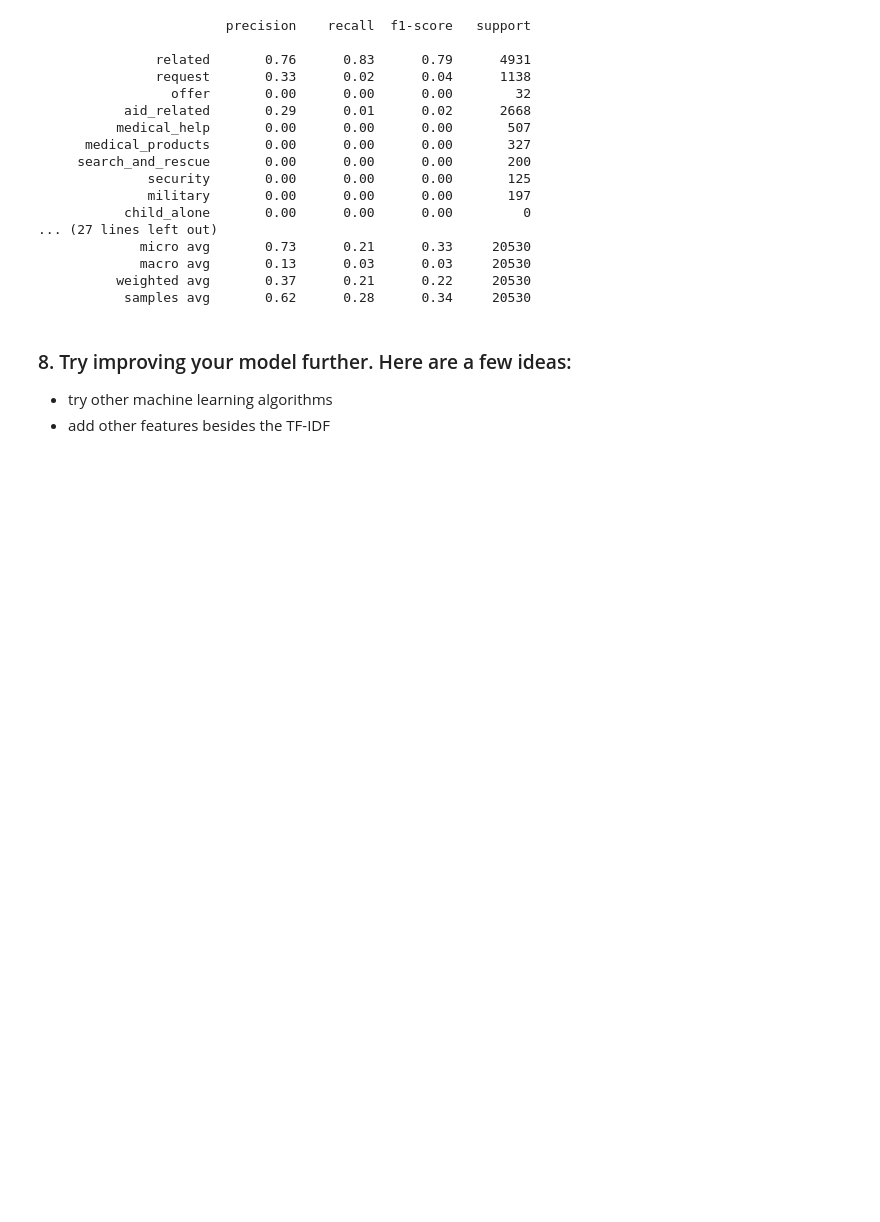
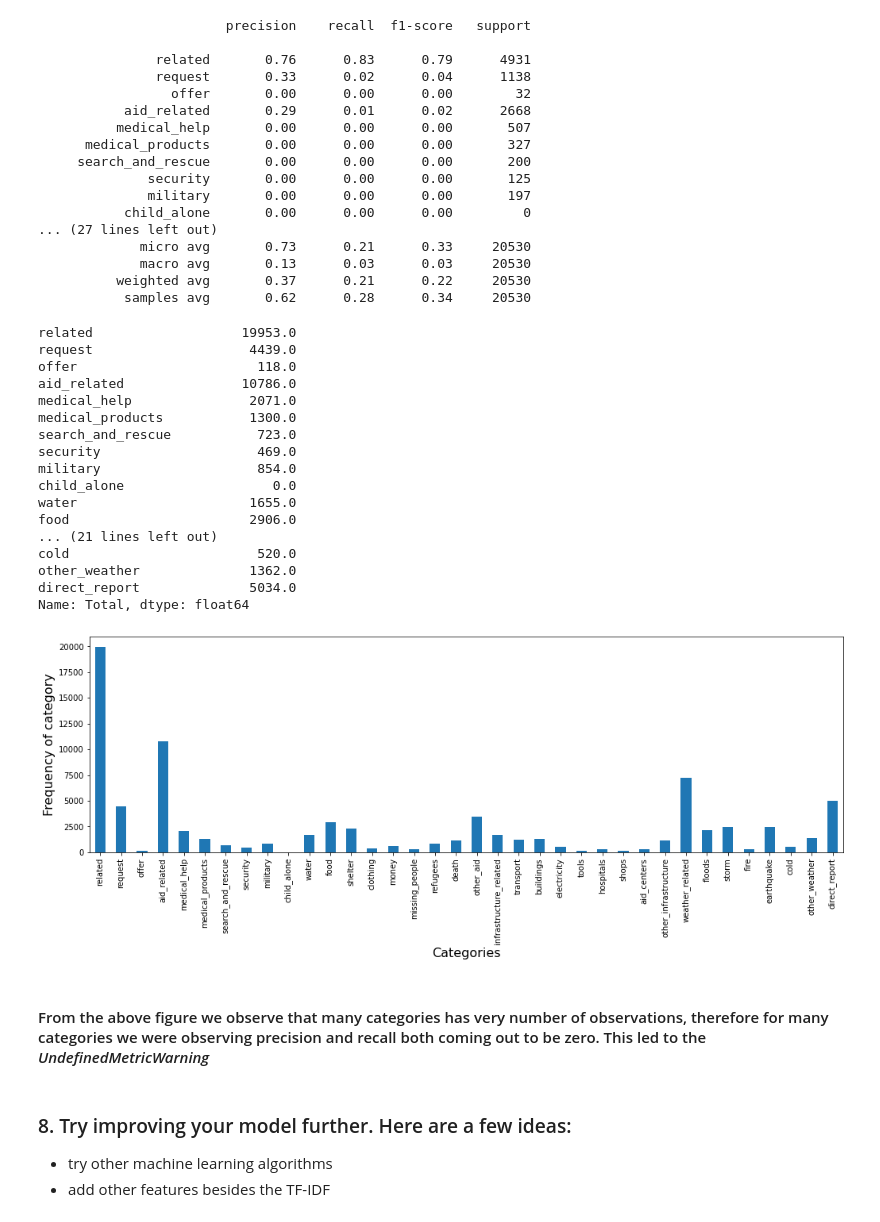
Before and after one commit to pranay1990/Udacity-Disaster-response-Pipline, a Jupyter notebook: ML Pipeline Preparation.ipynb, the cells around one changed output. Cells and saved outputs as stored; diff of their text form; code cells hidden in the pictures; blank space fills up the shorter version.

```diff
--- a/ML Pipeline Preparation.ipynb
+++ b/ML Pipeline Preparation.ipynb
@@ -201,6 +203,38 @@ print(classification_report(y_test, y_pred2, target_names=y_cols) )
              macro avg       0.13      0.03      0.03     20530
           weighted avg       0.37      0.21      0.22     20530
            samples avg       0.62      0.28      0.34     20530
+# %%
+import matplotlib.pyplot as plt
+plt.figure(figsize = (17,5))
+y_sum=y.sum()
+
+y_sum.name="Total"
+print(y_sum)
+ax=y_sum.plot(kind='bar')
+plt.ylabel("Frequency of category",fontsize=16)
+plt.xlabel("Categories",fontsize=16)
+plt.savefig('y_sum.png', dpi=400, bbox_inches='tight')
+# %% [output]
+related                   19953.0
+request                    4439.0
+offer                       118.0
+aid_related               10786.0
+medical_help               2071.0
+medical_products           1300.0
+search_and_rescue           723.0
+security                    469.0
+military                    854.0
+child_alone                   0.0
+water                      1655.0
+food                       2906.0
+... (21 lines left out)
+cold                        520.0
+other_weather              1362.0
+direct_report              5034.0
+Name: Total, dtype: float64
+[figure, added]
+# %% [markdown]
+#### From the above figure we observe that many categories has very number of observations, therefore for many categories we were observing precision and recall both coming out to be zero. This led to the *UndefinedMetricWarning*
 # %% [markdown]
 ### 8. Try improving your model further. Here are a few ideas:
 * try other machine learning algorithms
```
Also changed, not shown: parts of 8 cells of this notebook.
